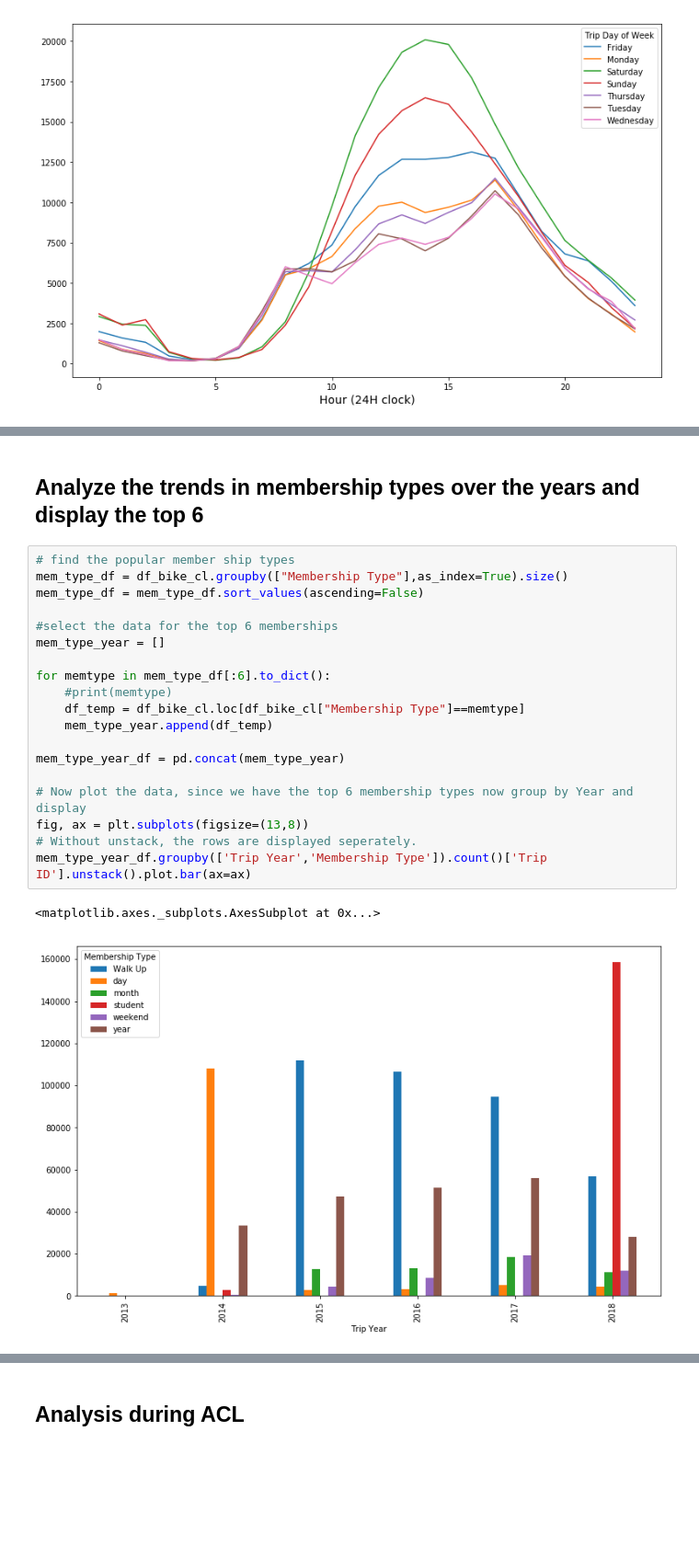
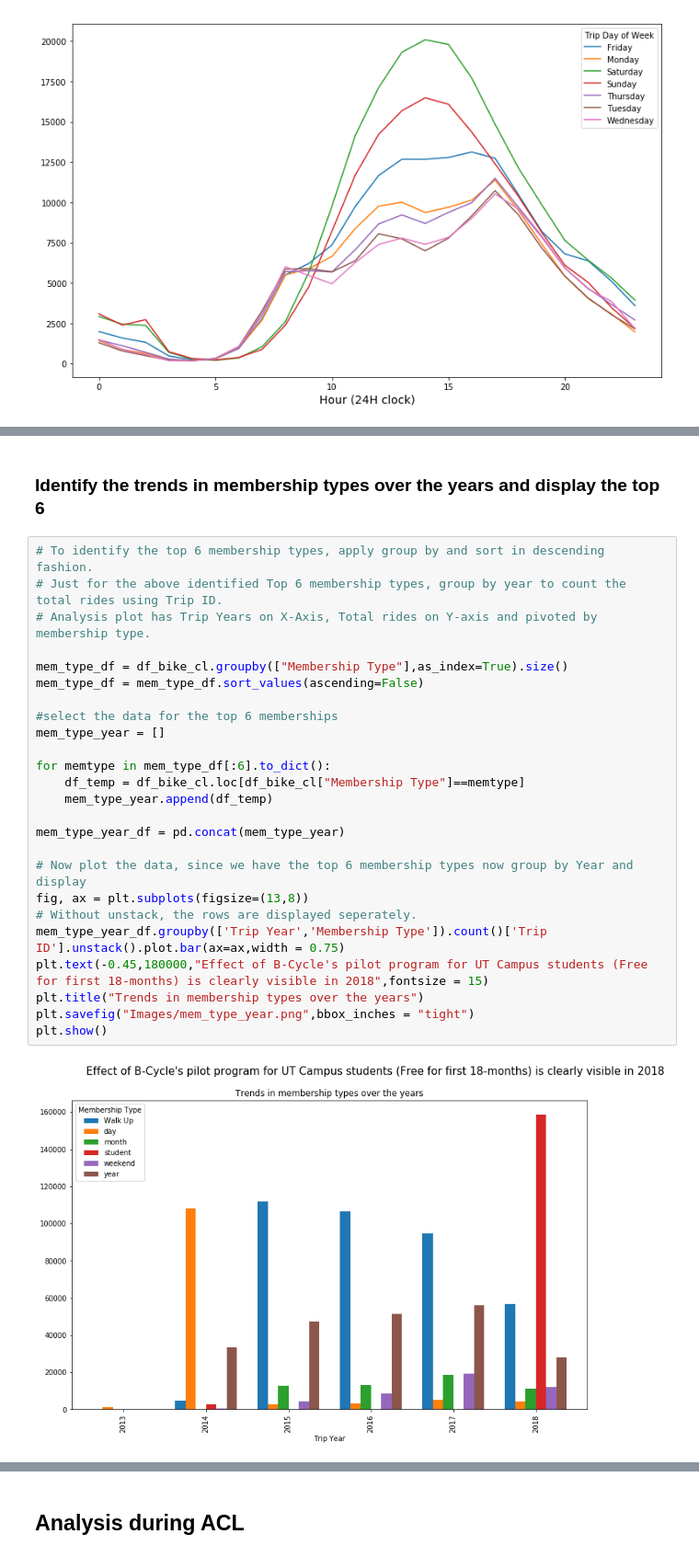
Before and after one commit to ananyay/Pedal_through_Austin, a Jupyter notebook: Data_Analysis_ananya.ipynb, the cells around one changed output, grey strips where cells are left out. Shown at 92% size. Cells and saved outputs as stored; diff of their text form; blank space fills up the shorter version.

```diff
--- a/Data_Analysis_ananya.ipynb
+++ b/Data_Analysis_ananya.ipynb
@@ -198,24 +203,29 @@ popular_membership_type[0:6].plot(kind = "barh")
 # %% [markdown]
-## Analyze the trends in membership types over the years and display the top 6
+### Identify the trends in membership types over the years and display the top 6
 # %%
-# find the popular member ship types
+# To identify the top 6 membership types, apply group by and sort in descending fashion.
+# Just for the above identified Top 6 membership types, group by year to count the total rides using Trip ID.
+# Analysis plot has Trip Years on X-Axis, Total rides on Y-axis and pivoted by membership type.
+
 mem_type_df = df_bike_cl.groupby(["Membership Type"],as_index=True).size()
 mem_type_df = mem_type_df.sort_values(ascending=False)
 
 #select the data for the top 6 memberships
 mem_type_year = []
 
 for memtype in mem_type_df[:6].to_dict():
-    #print(memtype)
     df_temp = df_bike_cl.loc[df_bike_cl["Membership Type"]==memtype]
     mem_type_year.append(df_temp)
 
 mem_type_year_df = pd.concat(mem_type_year)
 
 # Now plot the data, since we have the top 6 membership types now group by Year and display
 fig, ax = plt.subplots(figsize=(13,8))
 # Without unstack, the rows are displayed seperately.
-mem_type_year_df.groupby(['Trip Year','Membership Type']).count()['Trip ID'].unstack().plot.bar(ax=ax)
+mem_type_year_df.groupby(['Trip Year','Membership Type']).count()['Trip ID'].unstack().plot.bar(ax=ax,width = 0.75)
+plt.text(-0.45,180000,"Effect of B-Cycle's pilot program for UT Campus students (Free for first 18-months) is clearly visible in 2018",fontsize = 15)
+plt.title("Trends in membership types over the years")
+plt.savefig("Images/mem_type_year.png",bbox_inches = "tight")
+plt.show()
 # %% [output]
-<matplotlib.axes._subplots.AxesSubplot at 0x...>
-[figure, old version]
+[figure, new version]
```
Also changed, not shown: parts of 39 cells of this notebook, 5 other files.
